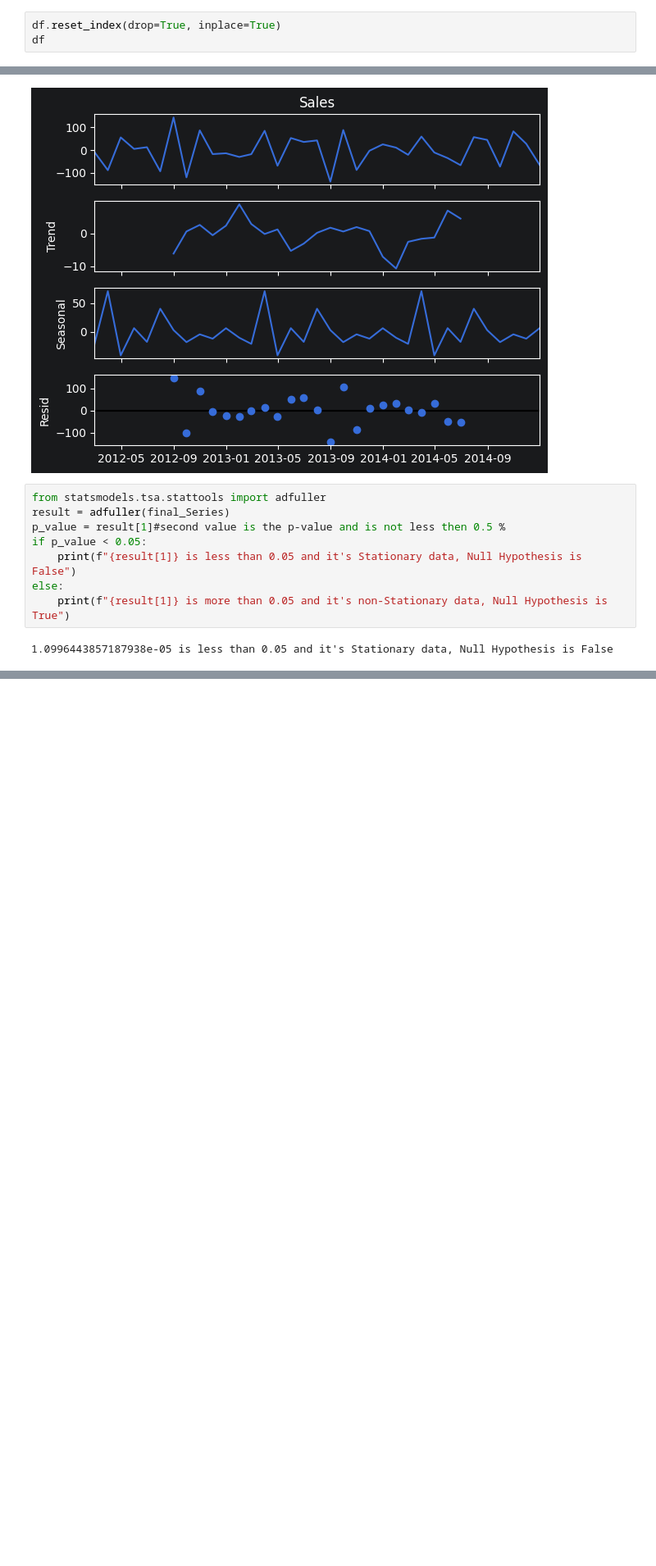
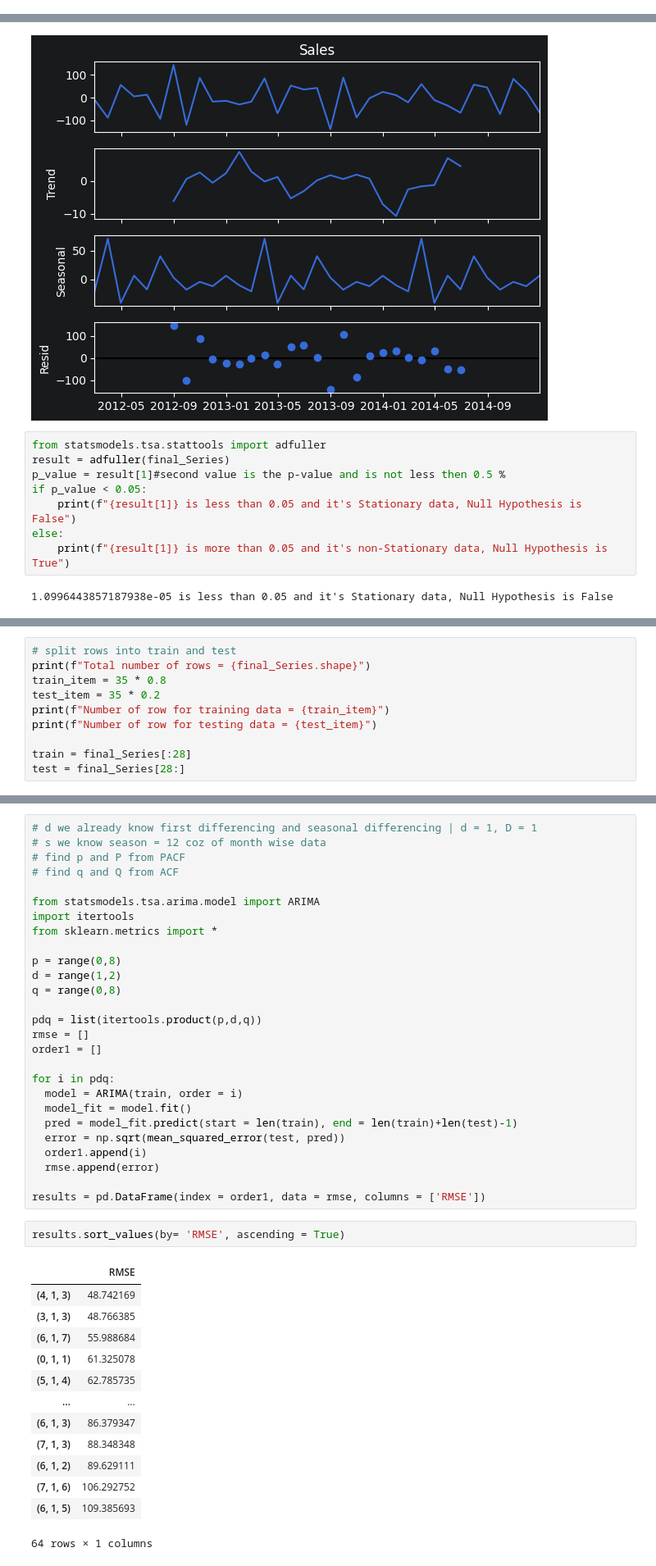
Before and after one commit to kaymansrinivasan/Machine_Learning, a Jupyter notebook: .ipynb/Time Series_1.ipynb, the cells around one changed output, grey strips where cells are left out. Shown at 82% size. Saved outputs shown, nothing was run; the diff lists cells and outputs as text; blank space fills up the shorter version.

Commit message:
Time Series is needed to be up to date!

```diff
--- a/.ipynb/Time Series_1.ipynb
+++ b/.ipynb/Time Series_1.ipynb
@@ -52,6 +58,3 @@ df.tail()#so the data is 4 years
 | 4345 | 2014-12-30 | 10.8540 | -6.6960 |
 | 1804 | 2014-12-31 | 300.2400 | 84.0600 |
 | 3956 | 2014-12-31 | 39.6000 | 6.6600 |
-# %%
-df.reset_index(drop=True, inplace=True)
-df
@@ -344,0 +354,10 @@ plot_pacf(final_Series);
+# %%
+# split rows into train and test
+print(f"Total number of rows = {final_Series.shape}")
+train_item = 35 * 0.8
+test_item = 35 * 0.2
+print(f"Number of row for training data = {train_item}")
+print(f"Number of row for testing data = {test_item}")
+
+train = final_Series[:28]
+test = final_Series[28:]
@@ -344,0 +400,43 @@ plot_pacf(final_Series);
+# %%
+# d we already know first differencing and seasonal differencing | d = 1, D = 1
+# s we know season = 12 coz of month wise data
+# find p and P from PACF
+# find q and Q from ACF
+
+from statsmodels.tsa.arima.model import ARIMA
+import itertools
+from sklearn.metrics import *
+
+p = range(0,8)
+d = range(1,2)
+q = range(0,8)
+
+pdq = list(itertools.product(p,d,q))
+rmse = []
+order1 = []
+
+for i in pdq:
+  model = ARIMA(train, order = i)
+  model_fit = model.fit()
+  pred = model_fit.predict(start = len(train), end = len(train)+len(test)-1)
+  error = np.sqrt(mean_squared_error(test, pred))
+  order1.append(i)
+  rmse.append(error)
+
+results = pd.DataFrame(index = order1, data = rmse, columns = ['RMSE'])
+# %%
+results.sort_values(by= 'RMSE', ascending = True)
+# %% [output]
+|  | RMSE |
+| (4, 1, 3) | 48.742169 |
+| (3, 1, 3) | 48.766385 |
+| (6, 1, 7) | 55.988684 |
+| (0, 1, 1) | 61.325078 |
+| (5, 1, 4) | 62.785735 |
+| ... | ... |
+| (6, 1, 3) | 86.379347 |
+| (7, 1, 3) | 88.348348 |
+| (6, 1, 2) | 89.629111 |
+| (7, 1, 6) | 106.292752 |
+| (6, 1, 5) | 109.385693 |
+64 rows × 1 columns
```
Also changed, not shown: parts of 13 cells of this notebook.
